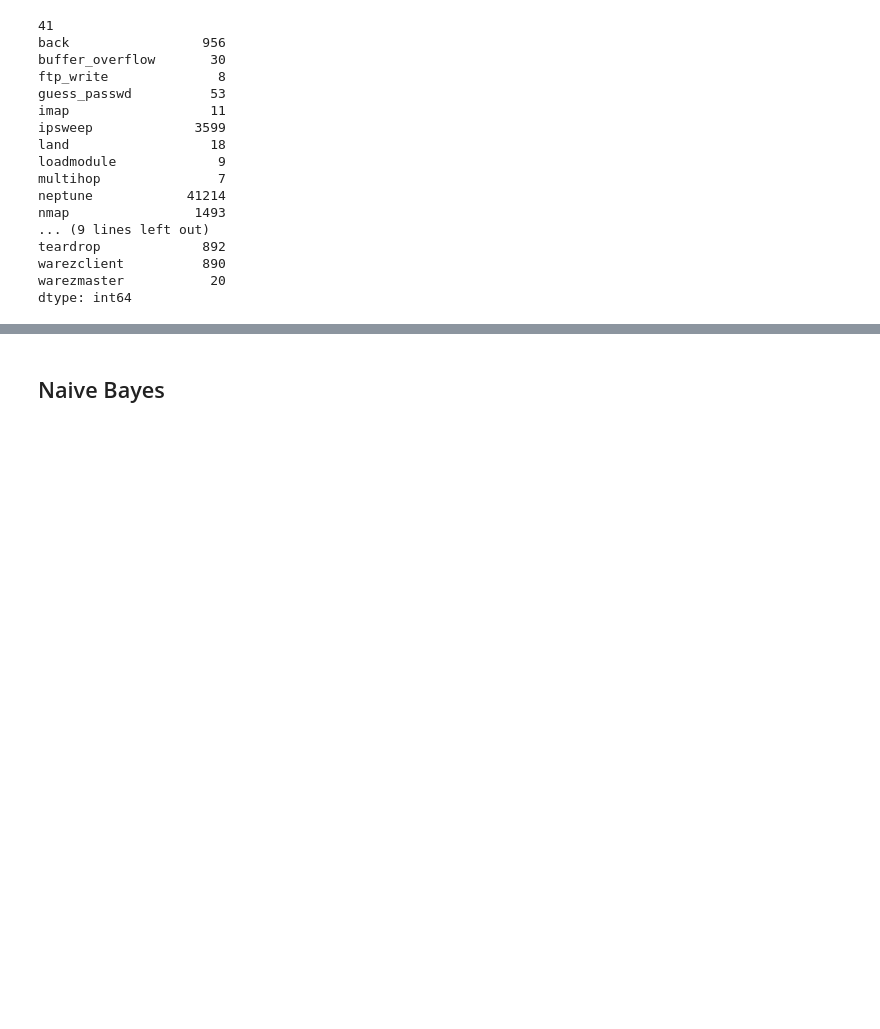
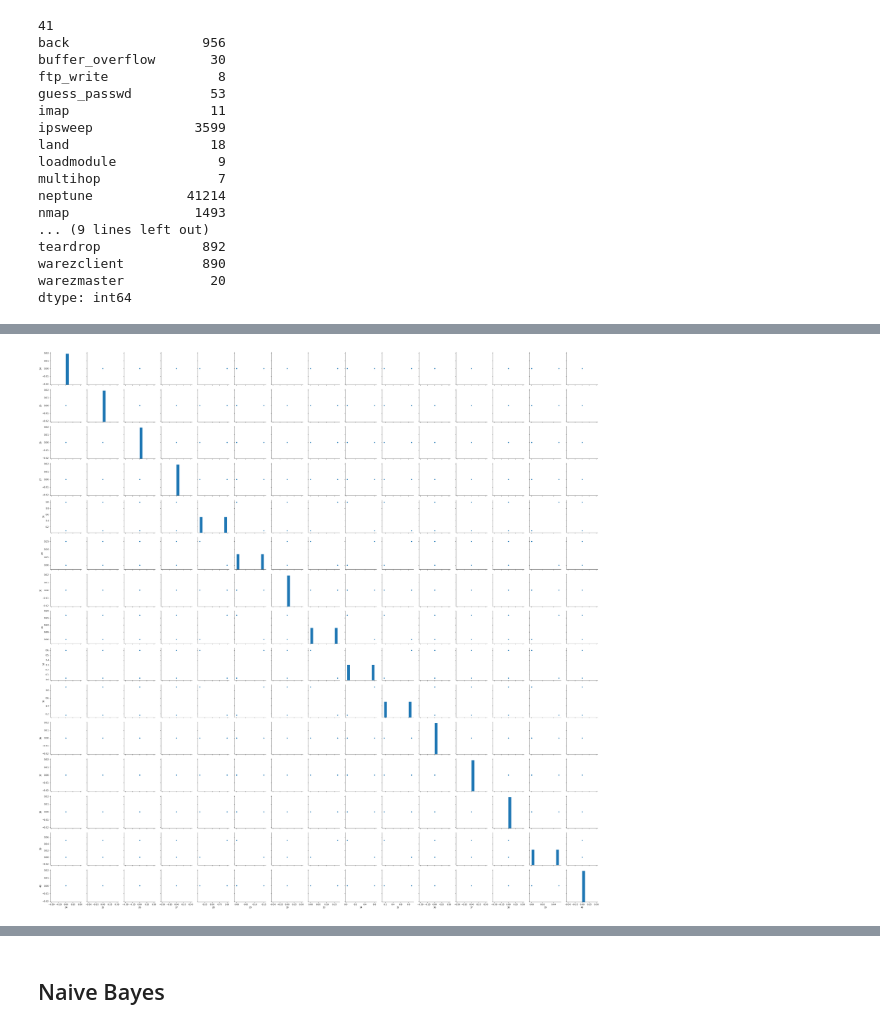
Before and after one commit to sarabranham/CX4240, a Jupyter notebook: Final.ipynb, the cells around one changed output, grey strips where cells are left out. Cells and saved outputs as stored; diff of their text form; code cells hidden in the pictures; blank space fills up the shorter version.

```diff
--- a/Final.ipynb
+++ b/Final.ipynb
@@ -75,0 +106,6 @@ dtype: int64
+# %%
+# PLEASE DON'T RUN THIS!!!!!!
+sns.pairplot(traindata.loc[:1,traindata.dtypes == 'float64'])
+plt.show()
+# %% [output]
+[figure, added]
```
Also changed, not shown: parts of 19 cells of this notebook.
